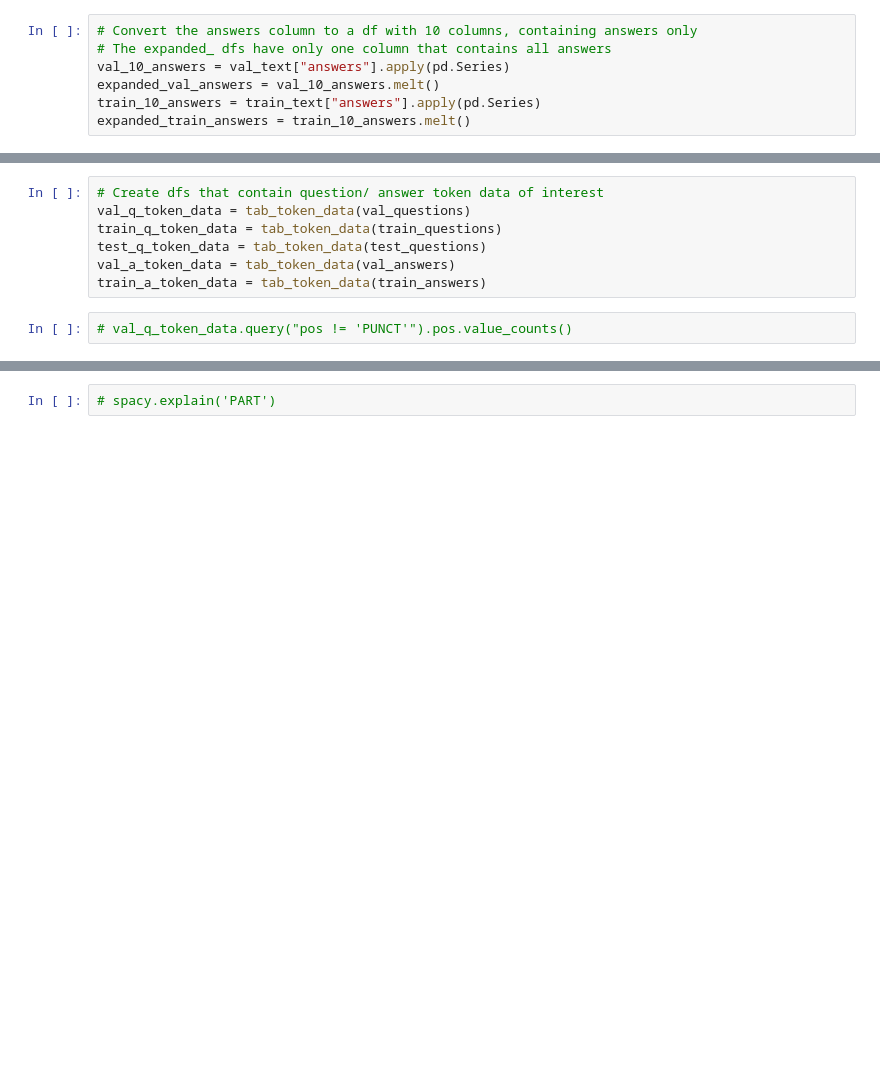
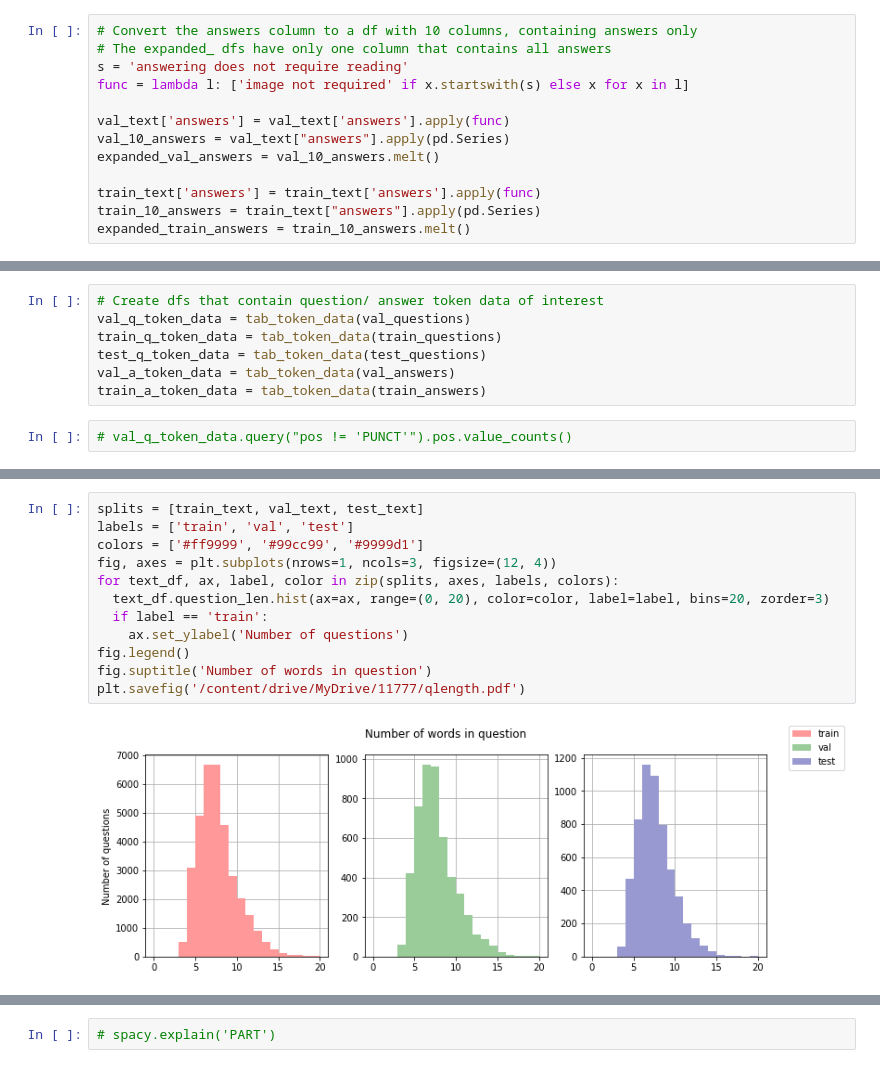
Before and after one commit to Willyoung2017/HotpotNet-for-TextVQA, a Jupyter notebook: Data-Analysis/TextVQA_TextAnalysis.ipynb, the cells around one changed output, grey strips where cells are left out. Saved outputs shown, nothing was run; the diff lists cells and outputs as text; blank space fills up the shorter version.

Commit message:
Fix visualization

```diff
--- a/Data-Analysis/TextVQA_TextAnalysis.ipynb
+++ b/Data-Analysis/TextVQA_TextAnalysis.ipynb
@@ -58,7 +101,13 @@ test_questions = list(nlp.pipe(test_data.question))
 # %%
 # Convert the answers column to a df with 10 columns, containing answers only
 # The expanded_ dfs have only one column that contains all answers
+s = 'answering does not require reading'
+func = lambda l: ['image not required' if x.startswith(s) else x for x in l]
+
+val_text['answers'] = val_text['answers'].apply(func)
 val_10_answers = val_text["answers"].apply(pd.Series)
 expanded_val_answers = val_10_answers.melt()
+
+train_text['answers'] = train_text['answers'].apply(func)
 train_10_answers = train_text["answers"].apply(pd.Series)
 expanded_train_answers = train_10_answers.melt()
@@ -156,0 +217,14 @@ analyze_questions(test_text, test_q_token_data, 'test_', path)
+# %%
+splits = [train_text, val_text, test_text]
+labels = ['train', 'val', 'test']
+colors = ['#ff9999', '#99cc99', '#9999d1']
+fig, axes = plt.subplots(nrows=1, ncols=3, figsize=(12, 4))
+for text_df, ax, label, color in zip(splits, axes, labels, colors):
+  text_df.question_len.hist(ax=ax, range=(0, 20), color=color, label=label, bins=20, zorder=3)
+  if label == 'train':
+    ax.set_ylabel('Number of questions')
+fig.legend()
+fig.suptitle('Number of words in question')
+plt.savefig('/content/drive/MyDrive/11777/qlength.pdf')
+# %% [output]
+[figure, added]
```
Also changed, not shown: parts of 14 cells of this notebook.
